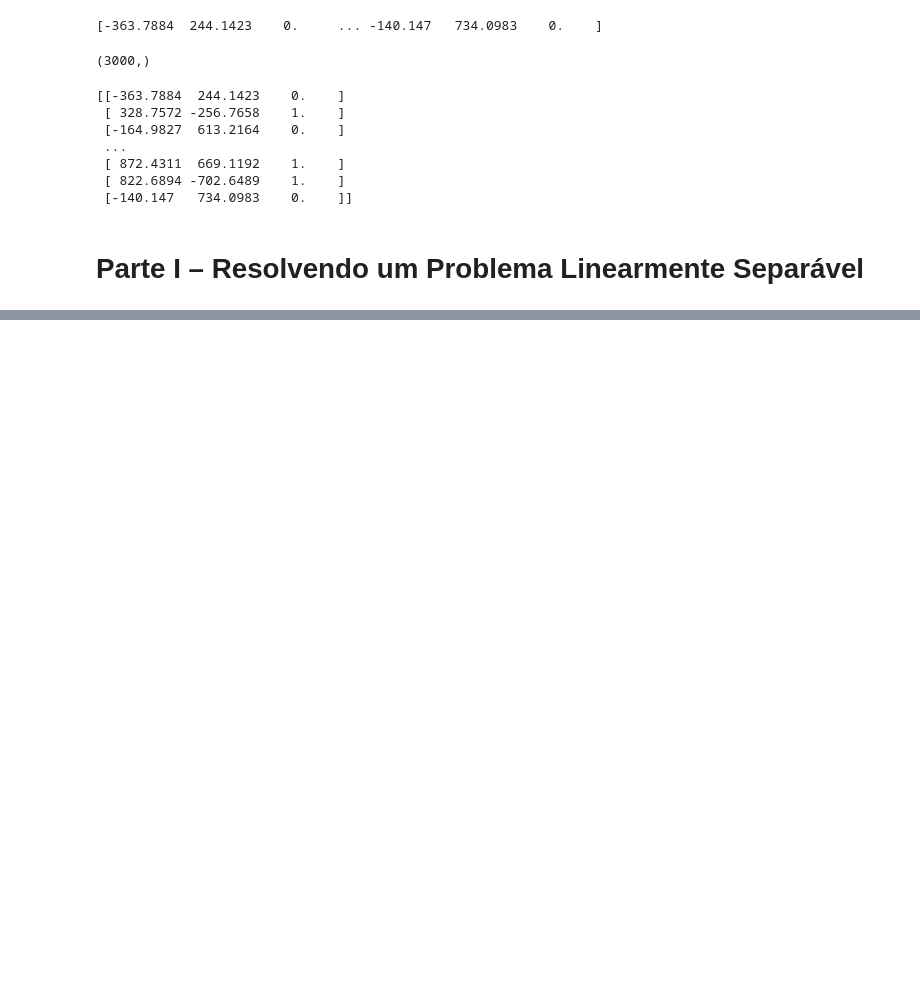
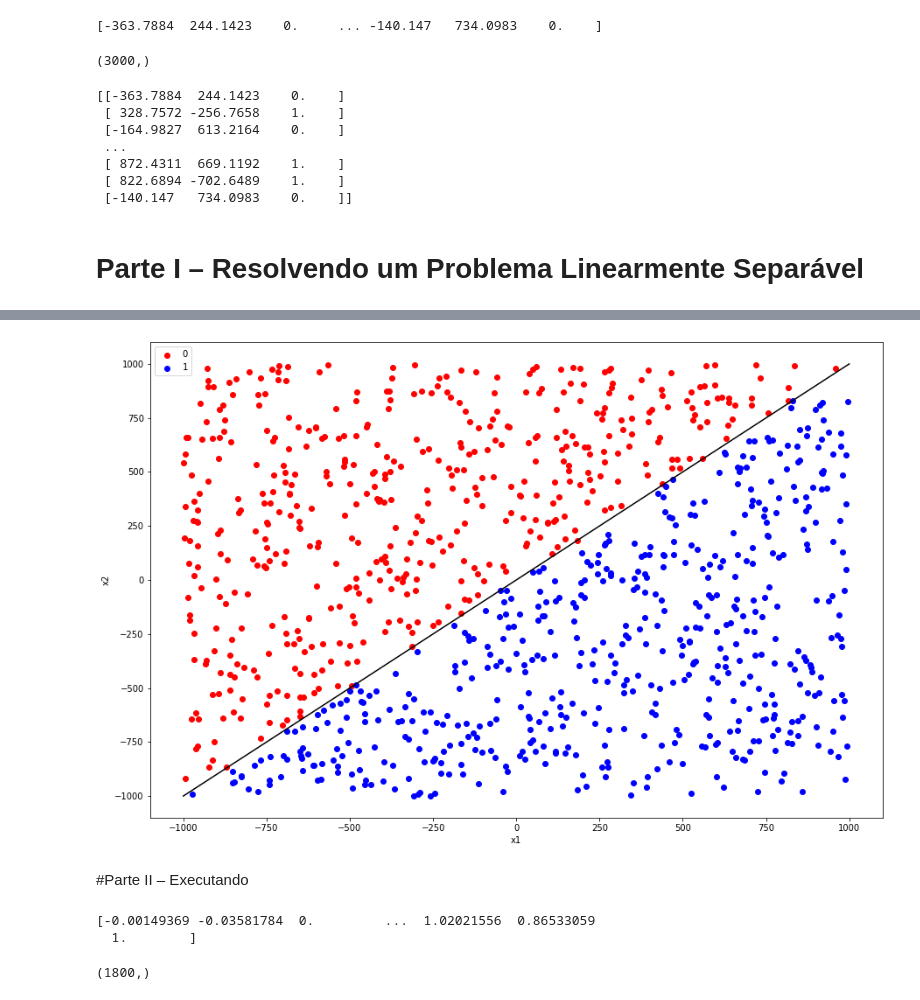
Before and after one commit to AllanHigorLP/Atividade_avaliativa-2.1-RNA, a Jupyter notebook: Atividade_2_1_RNA.ipynb, the cells around one changed output, grey strips where cells are left out. Cells and saved outputs as stored; diff of their text form; code cells hidden in the pictures; blank space fills up the shorter version.

```diff
--- a/Atividade_2_1_RNA.ipynb
+++ b/Atividade_2_1_RNA.ipynb
@@ -119,2 +126,46 @@ Vetor de pesos final (ajustado):  [  -0.7857  323.0157 -323.2561]
 Número total de ajustes do vetor de pesos: 55
 Número total de epocas: 4
+# %%
+plt.figure(figsize=(15,10))
+
+x_classe0 = []
+y_classe0 = []
+x_classe1 = []
+y_classe1 = []
+
+classe0 = []
+
+for example in df:
+    if example[2] == 0.0:
+        x_classe0.append(example[0])
+        y_classe0.append(example[1])
+    if example[2] == 1.0:
+        x_classe1.append(example[0])
+        y_classe1.append(example[1])
+
+plt.scatter(x_classe0, y_classe0, color='r', label='0')
+plt.scatter(x_classe1, y_classe1, color='b', label='1')
+
+plt.legend()
+plt.xlabel("x1")
+plt.ylabel("x2")
+
+# slp = -(weight[0]/weight[2]) / (weight[0]/weight[1])
+# end = (weight[0]/weight[2])
+#plt.axes.axline(0,10, slope=slp, color="black", lw=2)
+plt.plot([-1000,1000], [-1000, 1000], 'k-')
+plt.show()
+# %% [output]
+[figure, added]
+# %% [markdown]
+#Parte II – Executando
+# %%
+df0 = np.fromfile('/content/Atividade_avaliativa-2.1-RNA/data/df0.txt')
+print(df0)
+# %% [output]
+[-0.00149369 -0.03581784  0.         ...  1.02021556  0.86533059
+  1.        ]
+# %%
+df0.shape
+# %% [output]
+(1800,)
```
Also changed, not shown: parts of 15 cells of this notebook.
